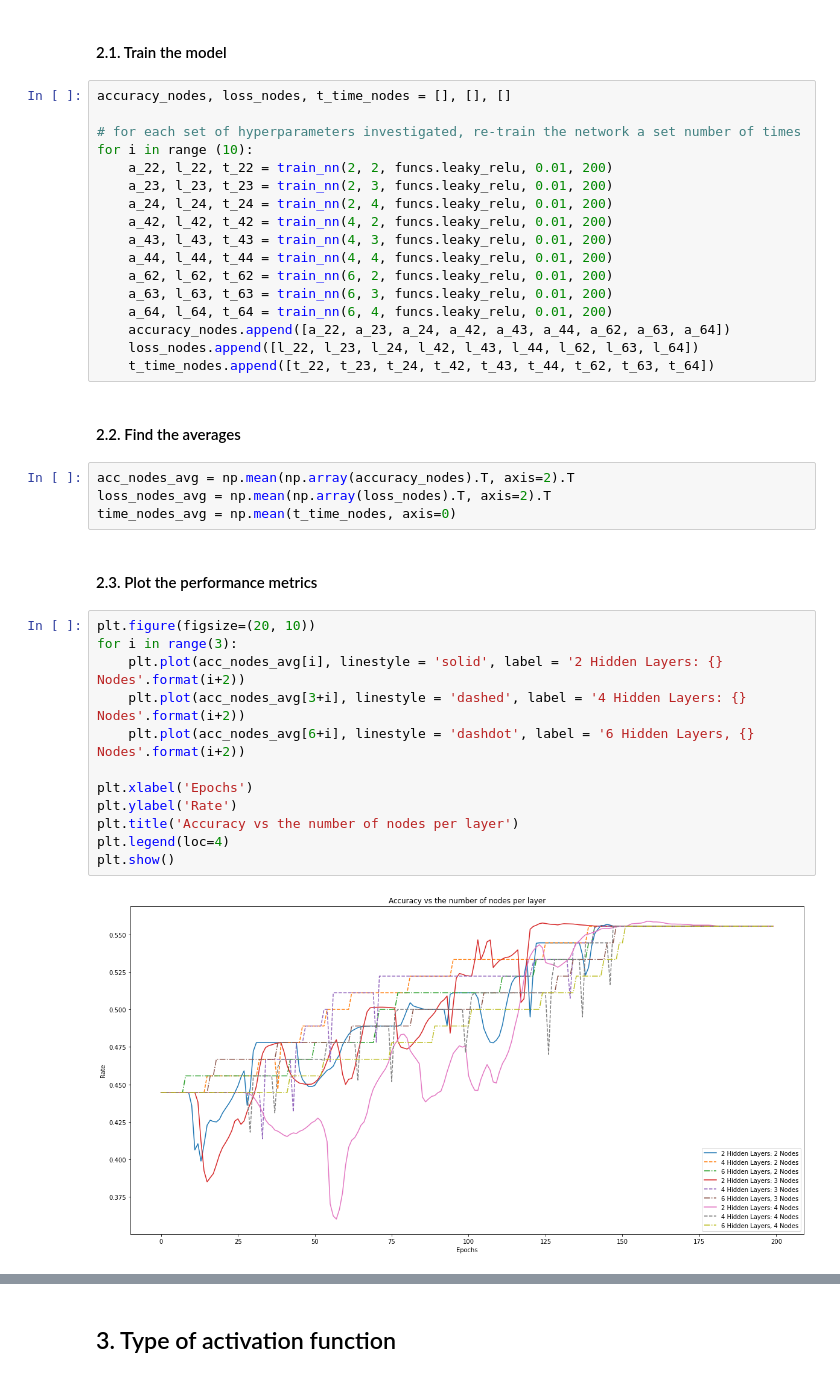
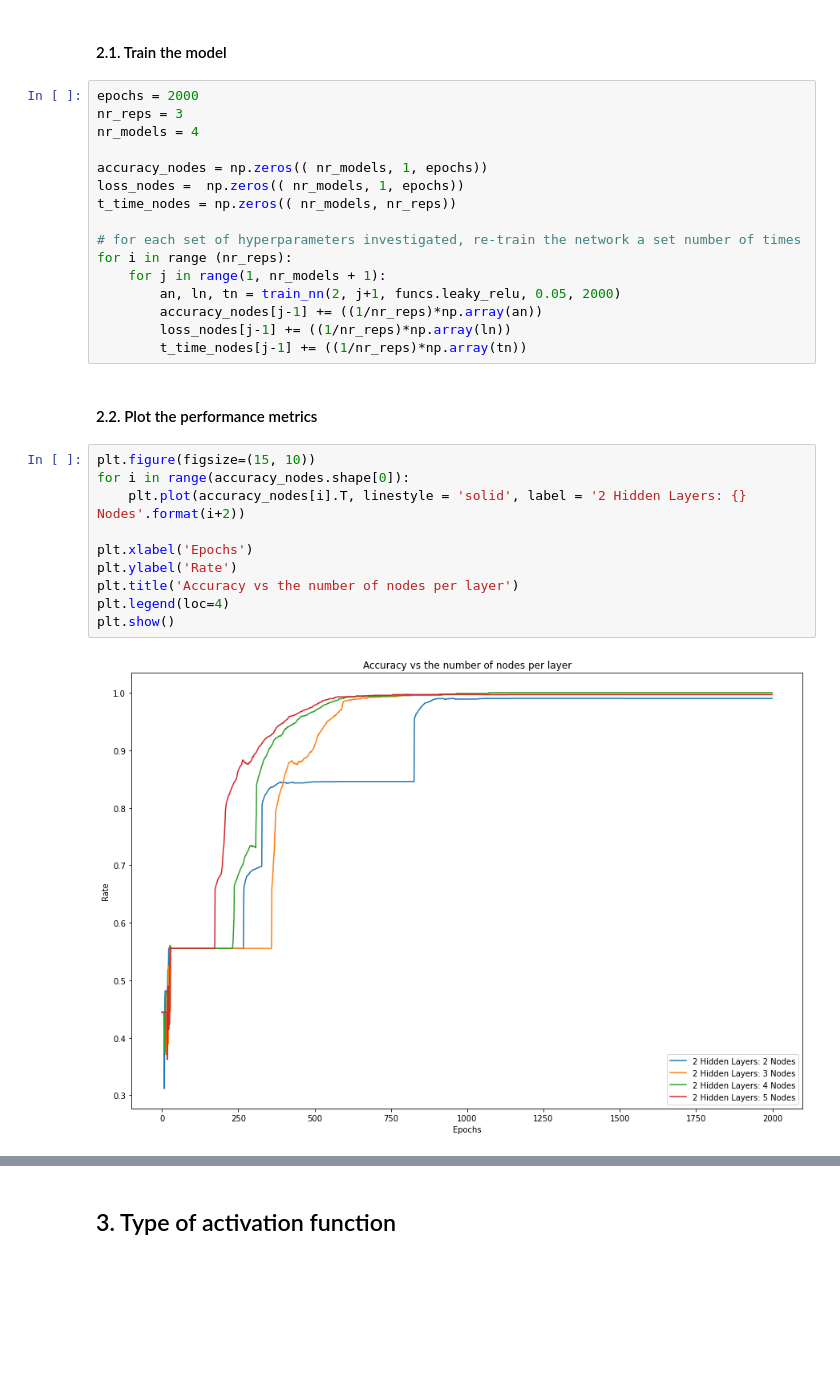
Before and after one commit to kymckay/f21bc-coursework, a Jupyter notebook: investigation.ipynb, the cells around one changed output, grey strips where cells are left out. Saved outputs shown, nothing was run; the diff lists cells and outputs as text; blank space fills up the shorter version.

```diff
--- a/investigation.ipynb
+++ b/investigation.ipynb
@@ -107,43 +103,34 @@ plt.show()
 Next, investigate the effect of the number of nodes per layer on a network's performance. In the previous experiment networks with 2, 4, and 6 hidden layers performed best (**perhaps this is not the best way to reason about this, the accuracy in the previous section changes dramatically from run to run, as well if the activation is changed**), therefore these architectures will be used as baseline and the number of nodes altered (exclude networks with single node per layer as this scenario was explored in the previous section).
 # %% [markdown]
 #### 2.1. Train the model
-# %%
-accuracy_nodes, loss_nodes, t_time_nodes = [], [], []
-
-# for each set of hyperparameters investigated, re-train the network a set number of times
-for i in range (10):
-    a_22, l_22, t_22 = train_nn(2, 2, funcs.leaky_relu, 0.01, 200)
-    a_23, l_23, t_23 = train_nn(2, 3, funcs.leaky_relu, 0.01, 200)
-    a_24, l_24, t_24 = train_nn(2, 4, funcs.leaky_relu, 0.01, 200)
-    a_42, l_42, t_42 = train_nn(4, 2, funcs.leaky_relu, 0.01, 200)
-    a_43, l_43, t_43 = train_nn(4, 3, funcs.leaky_relu, 0.01, 200)
-    a_44, l_44, t_44 = train_nn(4, 4, funcs.leaky_relu, 0.01, 200)
-    a_62, l_62, t_62 = train_nn(6, 2, funcs.leaky_relu, 0.01, 200)
-    a_63, l_63, t_63 = train_nn(6, 3, funcs.leaky_relu, 0.01, 200)
-    a_64, l_64, t_64 = train_nn(6, 4, funcs.leaky_relu, 0.01, 200)
-    accuracy_nodes.append([a_22, a_23, a_24, a_42, a_43, a_44, a_62, a_63, a_64])
-    loss_nodes.append([l_22, l_23, l_24, l_42, l_43, l_44, l_62, l_63, l_64])
-    t_time_nodes.append([t_22, t_23, t_24, t_42, t_43, t_44, t_62, t_63, t_64])
+# %%
+epochs = 2000
+nr_reps = 3
+nr_models = 4
+
+accuracy_nodes = np.zeros(( nr_models, 1, epochs))
+loss_nodes =  np.zeros(( nr_models, 1, epochs))
+t_time_nodes = np.zeros(( nr_models, nr_reps))
+
+# for each set of hyperparameters investigated, re-train the network a set number of times
+for i in range (nr_reps):
+    for j in range(1, nr_models + 1):
+        an, ln, tn = train_nn(2, j+1, funcs.leaky_relu, 0.05, 2000)
+        accuracy_nodes[j-1] += ((1/nr_reps)*np.array(an))
+        loss_nodes[j-1] += ((1/nr_reps)*np.array(ln))
+        t_time_nodes[j-1] += ((1/nr_reps)*np.array(tn))
 # %% [markdown]
-#### 2.2. Find the averages
+#### 2.2. Plot the performance metrics
-# %%
-acc_nodes_avg = np.mean(np.array(accuracy_nodes).T, axis=2).T
-loss_nodes_avg = np.mean(np.array(loss_nodes).T, axis=2).T
-time_nodes_avg = np.mean(t_time_nodes, axis=0)
-# %% [markdown]
-#### 2.3. Plot the performance metrics
 # %%
-plt.figure(figsize=(20, 10))
-for i in range(3):
-    plt.plot(acc_nodes_avg[i], linestyle = 'solid', label = '2 Hidden Layers: {} Nodes'.format(i+2))
-    plt.plot(acc_nodes_avg[3+i], linestyle = 'dashed', label = '4 Hidden Layers: {} Nodes'.format(i+2))
-    plt.plot(acc_nodes_avg[6+i], linestyle = 'dashdot', label = '6 Hidden Layers, {} Nodes'.format(i+2))
+plt.figure(figsize=(15, 10))
+for i in range(accuracy_nodes.shape[0]):
+    plt.plot(accuracy_nodes[i].T, linestyle = 'solid', label = '2 Hidden Layers: {} Nodes'.format(i+2))
 
 plt.xlabel('Epochs')
 plt.ylabel('Rate')
 plt.title('Accuracy vs the number of nodes per layer')
 plt.legend(loc=4)
 plt.show()
 # %% [output]
-[figure, old version]
+[figure, new version]
 # %%
```
Also changed, not shown: parts of 42 cells of this notebook.
